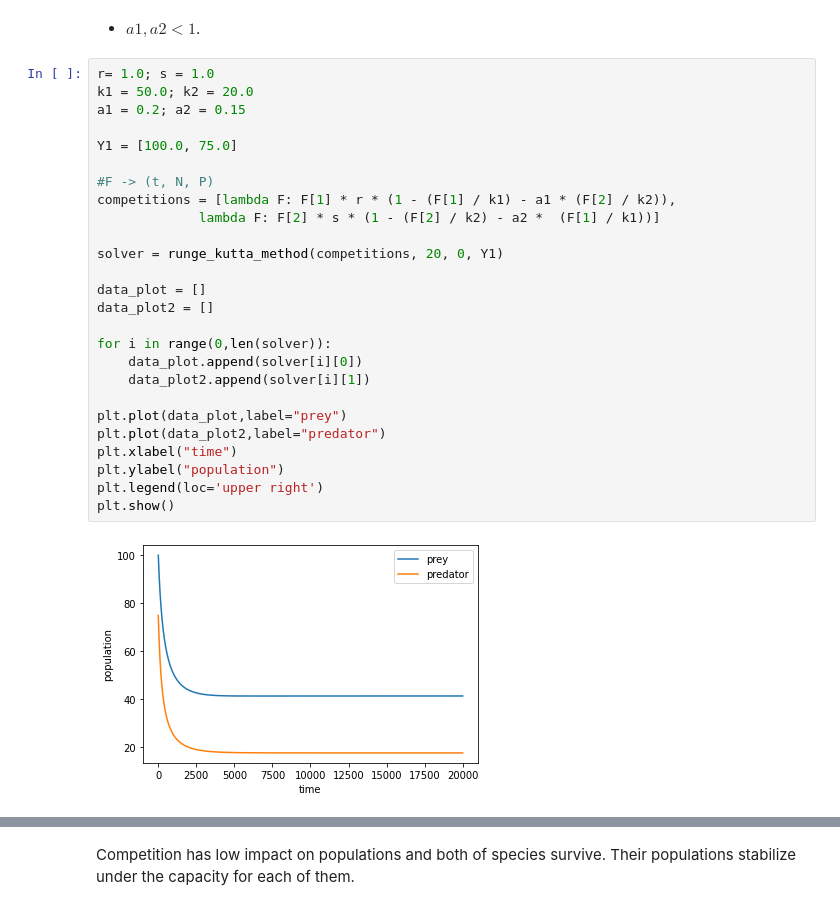
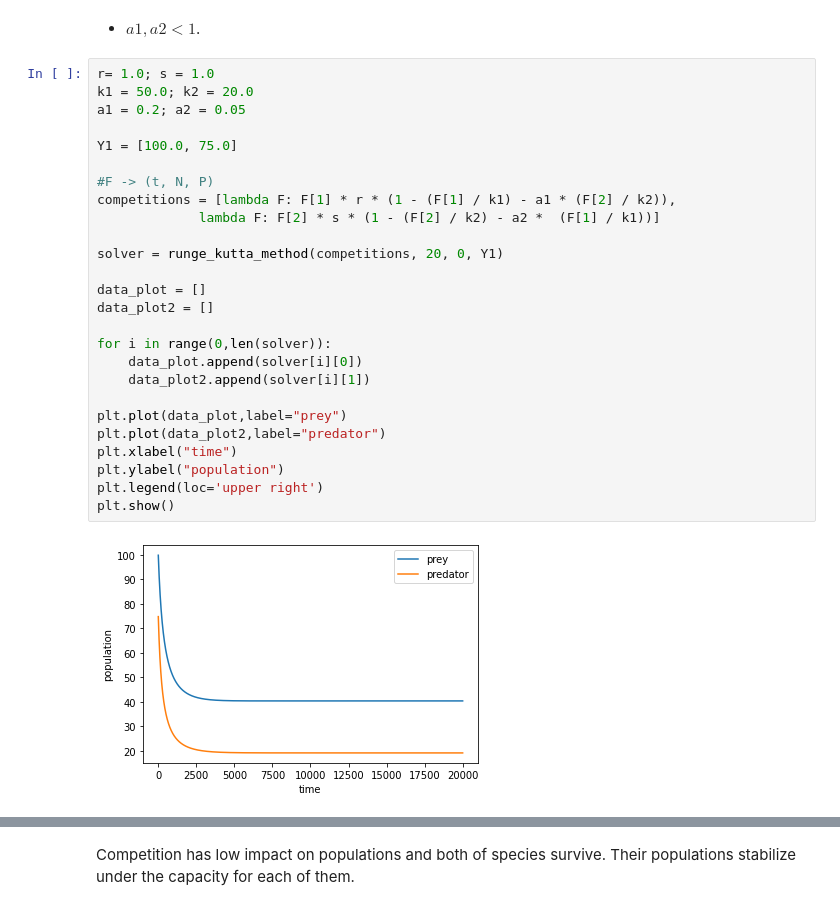
Before and after one commit to Deneverhad/Lotka, a Jupyter notebook: Lotka-Voltera.ipynb, the cells around one changed output, grey strips where cells are left out. Drawn from its saved outputs; the diff is of its cells as text.

```diff
--- a/Lotka-Voltera.ipynb
+++ b/Lotka-Voltera.ipynb
@@ -366,28 +382,28 @@ In this case we have symmetric situation to the previous one.
 # %%
 r= 1.0; s = 1.0
 k1 = 50.0; k2 = 20.0
-a1 = 0.2; a2 = 0.15
+a1 = 0.2; a2 = 0.05
 
 Y1 = [100.0, 75.0]
 
 #F -> (t, N, P)
 competitions = [lambda F: F[1] * r * (1 - (F[1] / k1) - a1 * (F[2] / k2)),
              lambda F: F[2] * s * (1 - (F[2] / k2) - a2 *  (F[1] / k1))]
 
 solver = runge_kutta_method(competitions, 20, 0, Y1)
 
 data_plot = []
 data_plot2 = []
 
 for i in range(0,len(solver)):
     data_plot.append(solver[i][0])
     data_plot2.append(solver[i][1])
 
 plt.plot(data_plot,label="prey")
 plt.plot(data_plot2,label="predator")
 plt.xlabel("time")
 plt.ylabel("population")
 plt.legend(loc='upper right')
 plt.show()
 # %% [output]
-[figure, old version]
+[figure, new version]
```
Also changed, not shown: parts of 10 cells of this notebook.
